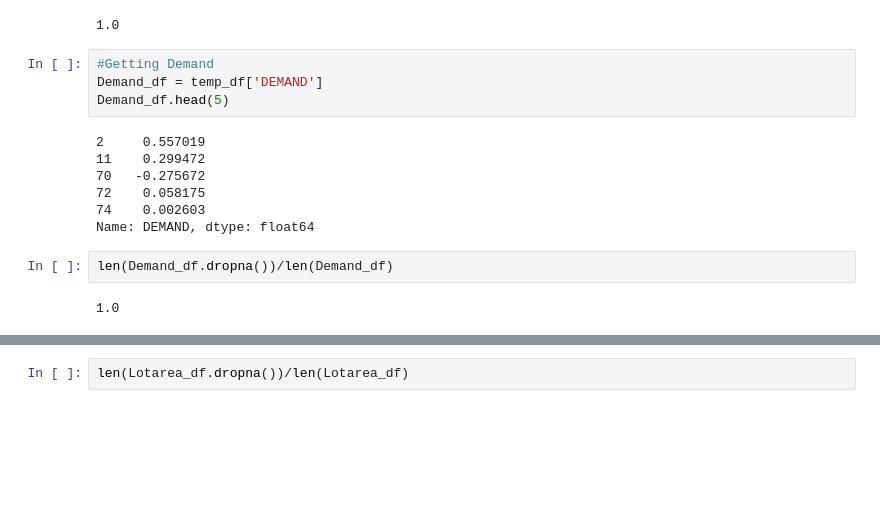
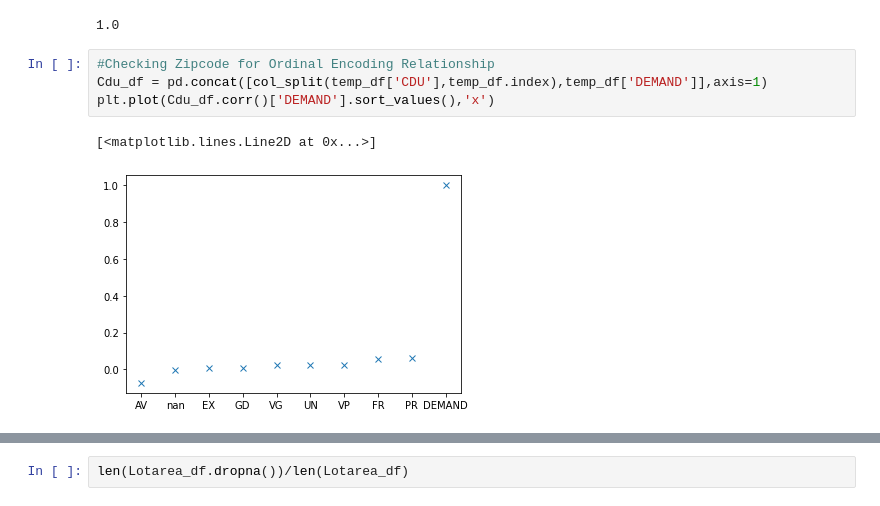
Before and after one commit to wonch002/Home-Value-Prediction, a Jupyter notebook: notebooks/ACPA_EDA_AND_CLEAN.ipynb, the cells around one changed output, grey strips where cells are left out. Cells and saved outputs as stored; diff of their text form; blank space fills up the shorter version.

```diff
--- a/notebooks/ACPA_EDA_AND_CLEAN.ipynb
+++ b/notebooks/ACPA_EDA_AND_CLEAN.ipynb
@@ -2709,18 +2699,10 @@ Grade_df.head(5)
 len(Grade_df.dropna())/len(Grade_df)
 # %% [output]
 1.0
-# %%
-#Getting Demand
-Demand_df = temp_df['DEMAND']
-Demand_df.head(5)
-# %% [output]
-2     0.557019
-11    0.299472
-70   -0.275672
-72    0.058175
-74    0.002603
-Name: DEMAND, dtype: float64
-# %%
-len(Demand_df.dropna())/len(Demand_df)
-# %% [output]
-1.0
+# %%
+#Checking Zipcode for Ordinal Encoding Relationship
+Cdu_df = pd.concat([col_split(temp_df['CDU'],temp_df.index),temp_df['DEMAND']],axis=1)
+plt.plot(Cdu_df.corr()['DEMAND'].sort_values(),'x')
+# %% [output]
+[<matplotlib.lines.Line2D at 0x...>]
+[figure, added]
```
Also changed, not shown: parts of 24 cells of this notebook.
